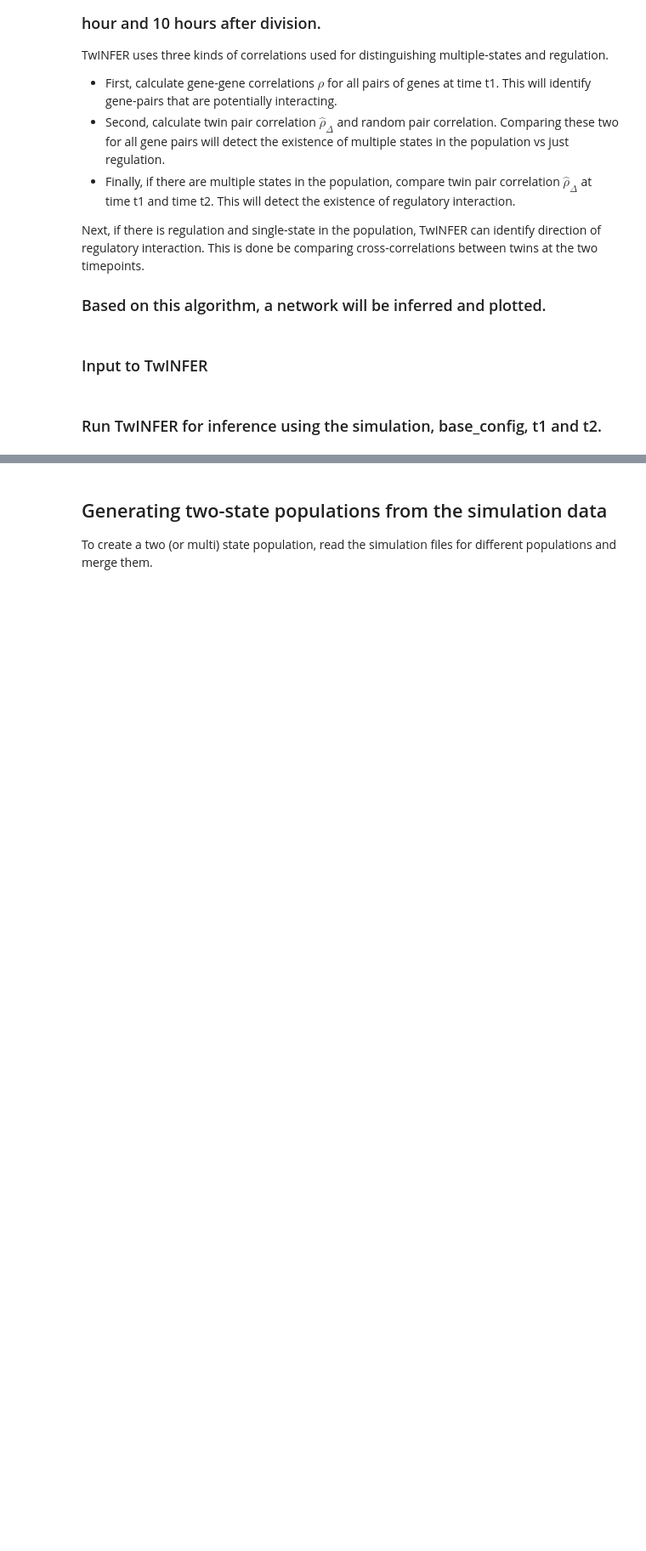
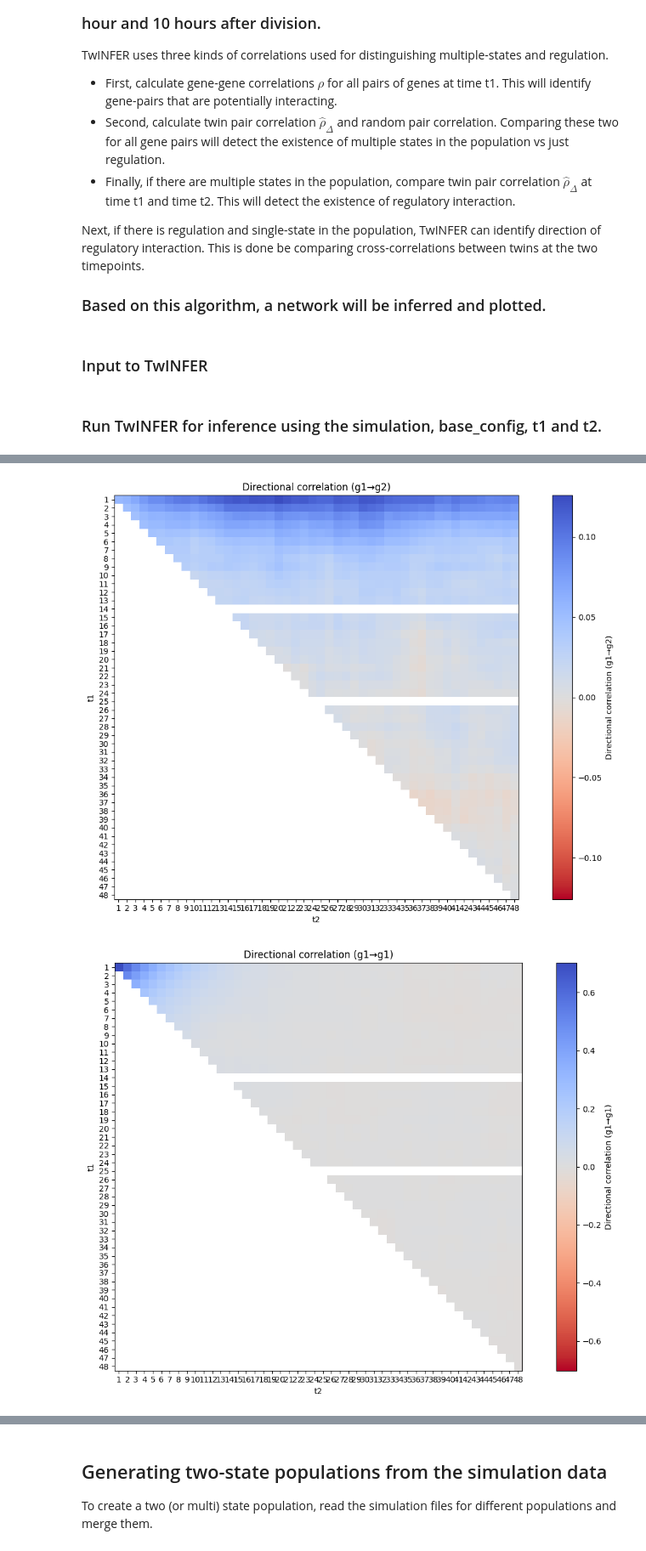
Before and after one commit to Keerthana910234/grnInference, a Jupyter notebook: simulation_scripts/gillespie_simulation/TwINFER_simulation_and_analysis.ipynb, the cells around one changed output, grey strips where cells are left out. Shown at 85% size. Saved outputs shown, nothing was run; the diff lists cells and outputs as text; code cells hidden in the pictures; blank space fills up the shorter version.

```diff
--- a/simulation_scripts/gillespie_simulation/TwINFER_simulation_and_analysis.ipynb
+++ b/simulation_scripts/gillespie_simulation/TwINFER_simulation_and_analysis.ipynb
@@ -341,0 +502,11 @@ gene_3 gene_2
+# %%
+df = pd.DataFrame(results)
+plot_directional_correlation_heatmap(df, value_col="corr_01", title="Directional correlation (g1→g2)")
+plot_directional_correlation_heatmap(df, value_col="corr_00", title="Directional correlation (g1→g1)")
+plot_directional_correlation_heatmap(df, value_col="corr_10", title="Directional correlation (g2→g1)")
+plot_directional_correlation_heatmap(df, value_col="corr_11", title="Directional correlation (g2→g2)")
+plot_directional_correlation_heatmap(df, value_col="corr_01_norm", title="Normalized Directional correlation (g1→g2)")
+plot_directional_correlation_heatmap(df, value_col="corr_10_norm", title="Normalized Directional correlation (g2→g1)")
+# %% [output]
+[figure, added]
+[figure, added]
```
Also changed, not shown: parts of 12 cells of this notebook, 4 other files.
